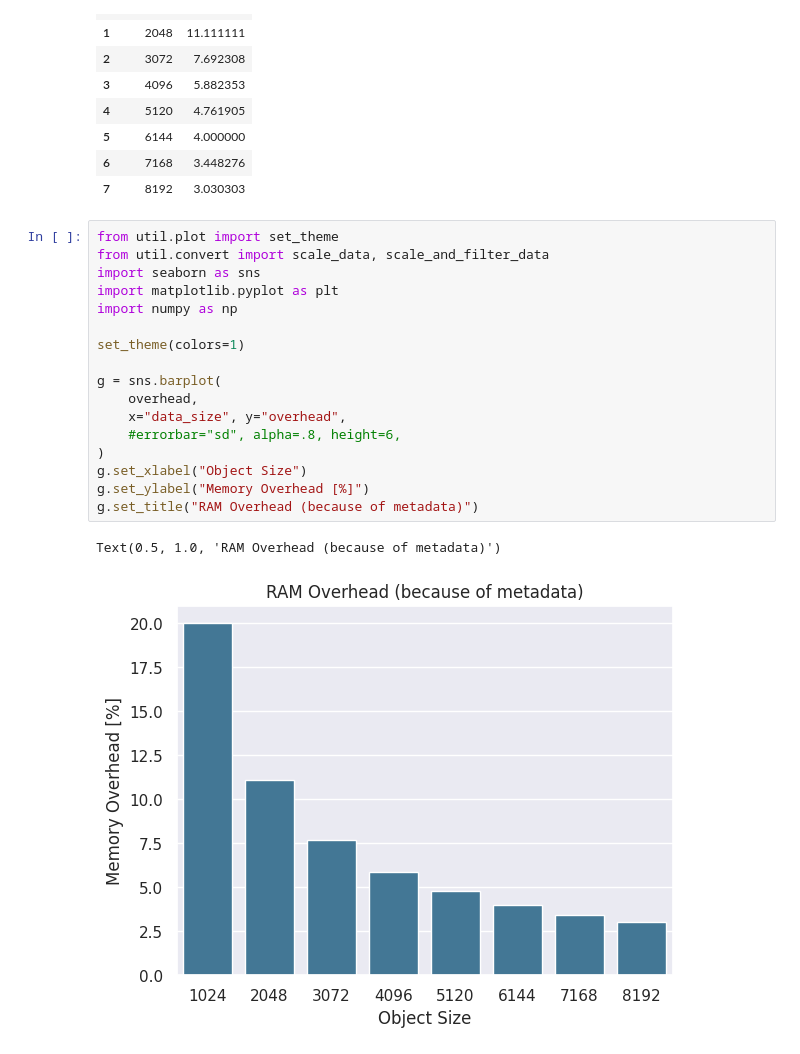
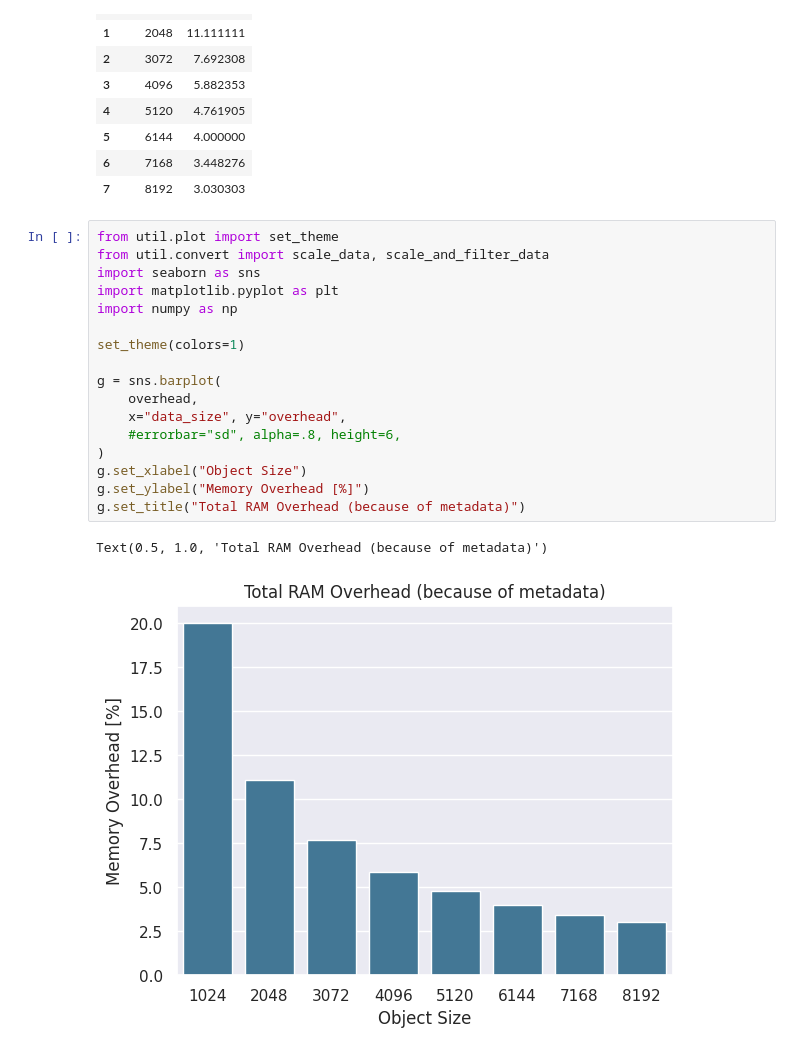
Before and after one commit to markus-gerber/vnv-heap, a Jupyter notebook: zephyr/vnv_heap_benchmark/analysis/metadata.ipynb, the cells around one changed output. Cells and saved outputs as stored; diff of their text form.

```diff
--- a/zephyr/vnv_heap_benchmark/analysis/metadata.ipynb
+++ b/zephyr/vnv_heap_benchmark/analysis/metadata.ipynb
@@ -109,20 +109,20 @@ overhead
 # %%
 from util.plot import set_theme
 from util.convert import scale_data, scale_and_filter_data
 import seaborn as sns
 import matplotlib.pyplot as plt
 import numpy as np
 
 set_theme(colors=1)
 
 g = sns.barplot(
     overhead,
     x="data_size", y="overhead",
     #errorbar="sd", alpha=.8, height=6,
 )
 g.set_xlabel("Object Size")
 g.set_ylabel("Memory Overhead [%]")
-g.set_title("RAM Overhead (because of metadata)")
+g.set_title("Total RAM Overhead (because of metadata)")
 # %% [output]
-Text(0.5, 1.0, 'RAM Overhead (because of metadata)')
+Text(0.5, 1.0, 'Total RAM Overhead (because of metadata)')
-[figure, old version]
+[figure, new version]
```
Also changed, not shown: parts of 2 cells of this notebook.
